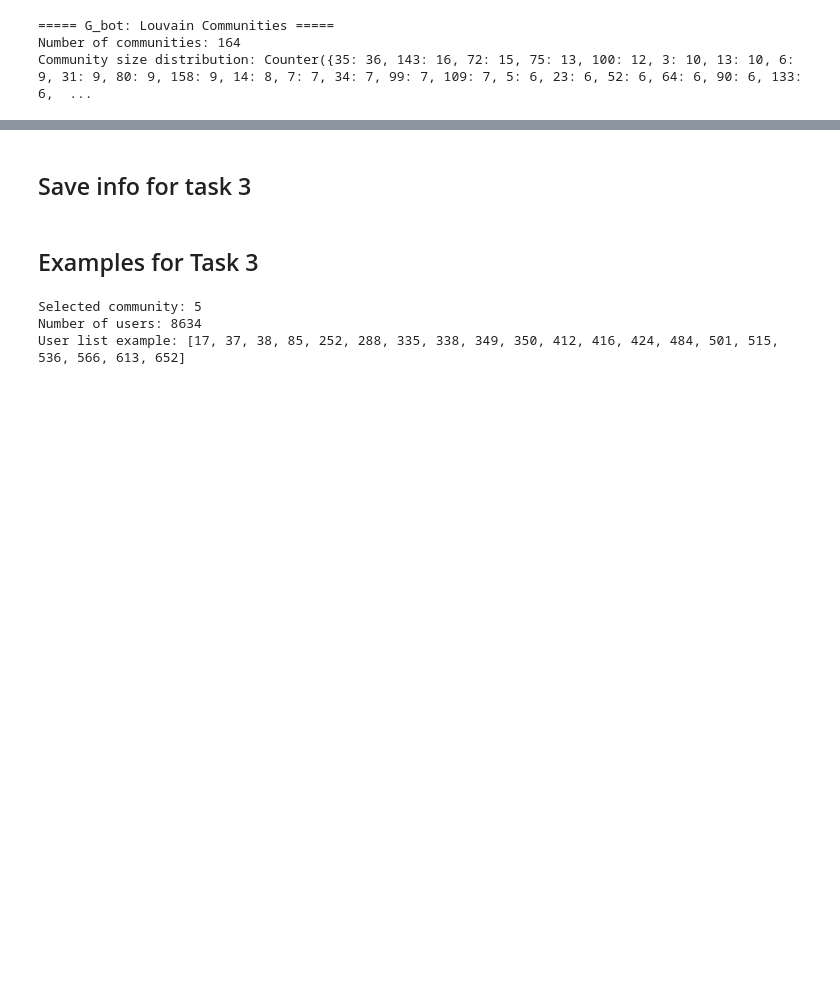
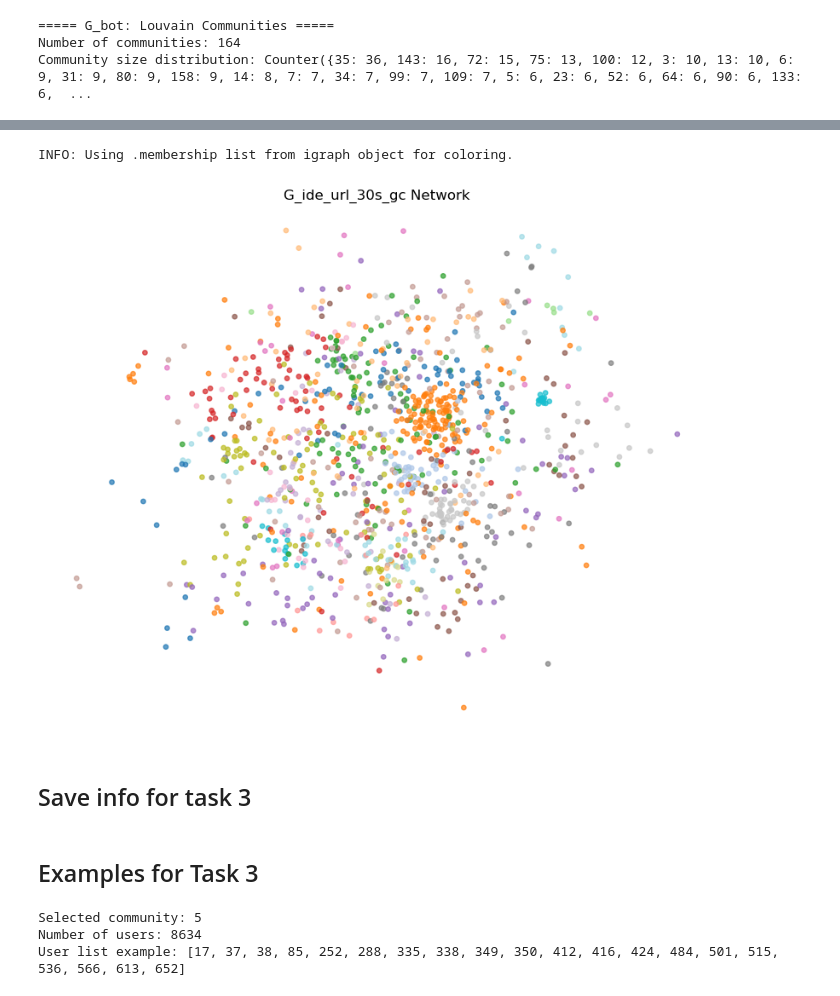
Before and after one commit to noddleslee/Social-data-mining, a Jupyter notebook: Lab2_Social_Network_Analysis_meso_scale_structures/task2_identify_meso-structures.ipynb, the cells around one changed output, grey strips where cells are left out. Drawn from its saved outputs; the diff is of its cells as text; code cells hidden in the pictures; blank space fills up the shorter version.

```diff
--- a/Lab2_Social_Network_Analysis_meso_scale_structures/task2_identify_meso-structures.ipynb
+++ b/Lab2_Social_Network_Analysis_meso_scale_structures/task2_identify_meso-structures.ipynb
@@ -95,0 +117,4 @@ G_ide giant component size: 190352
+# %%
+G_ide_url_30s_gc = get_giant_component(G_ide_url_30s)
+
+print(f"G_ide_url_30s giant component size: {G_ide_url_30s_gc.number_of_nodes()}")
@@ -132,3 +264,9 @@ Community size distribution: Counter({35: 36, 143: 16, 72: 15, 75: 13, 100: 12,
+# %%
+# resolution=1 default url_30s
+plot_communities_without_edges(G_ide_url_30s_gc, G_ide_url_30s_gc_comms, title="G_ide_url_30s_gc Network")
+# %% [output]
+INFO: Using .membership list from igraph object for coloring.
+[figure, added]
 # %% [markdown]
 ## Save info for task 3
 # %%
```
Also changed, not shown: parts of 27 cells of this notebook.
